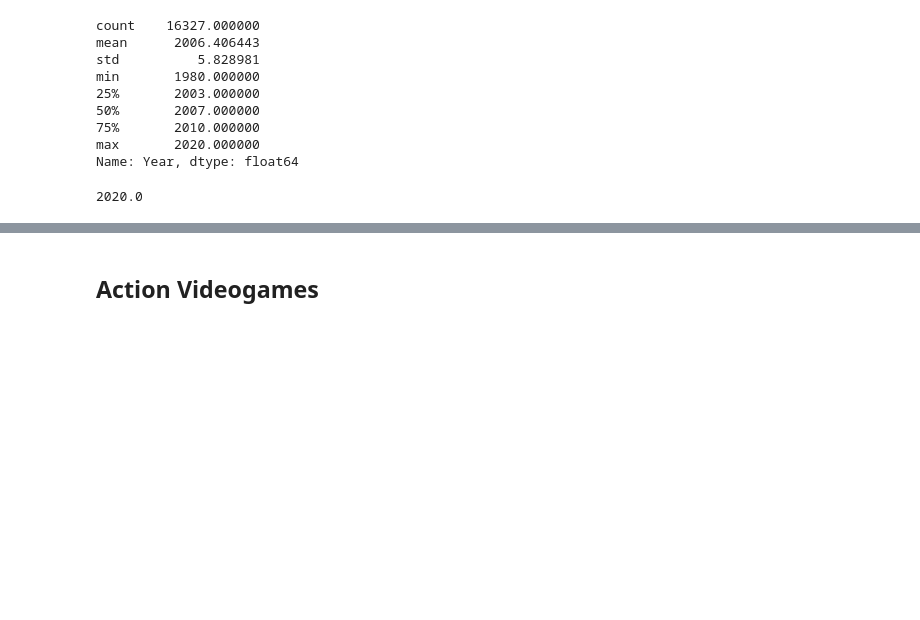
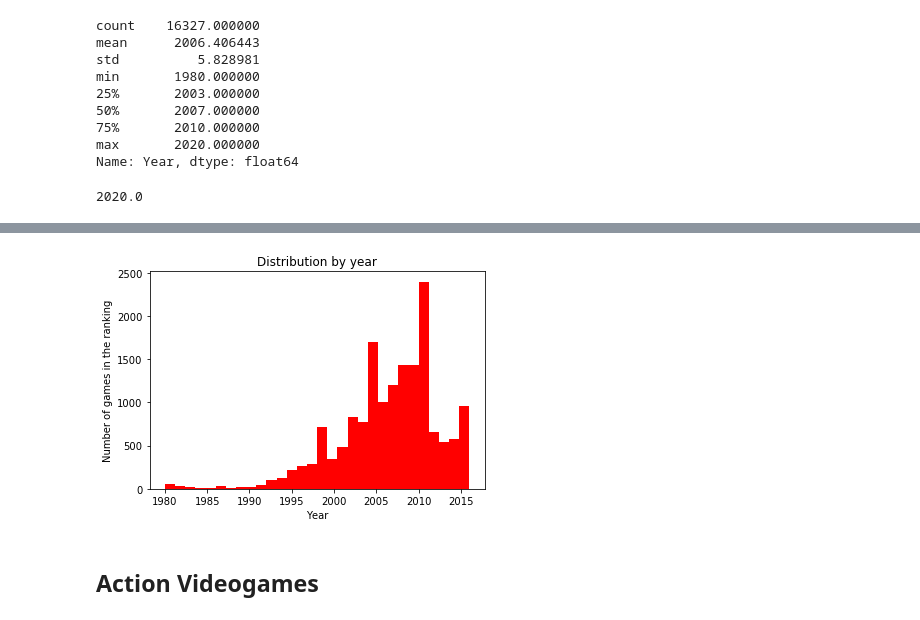
Before and after one commit to MGijon/Python-Notebook-s, a Jupyter notebook: Videogames.ipynb, the cells around one changed output, grey strips where cells are left out. Drawn from its saved outputs; the diff is of its cells as text; code cells hidden in the pictures; blank space fills up the shorter version.

```diff
--- a/Videogames.ipynb
+++ b/Videogames.ipynb
@@ -197,3 +197,6 @@ data[data['Year'] >= 2017]
 # limpio los datos antes de continuar
 
 data = data[data['Year'] < 2017]
+# %%
+years = data['Year']
+years.describe()
@@ -200,3 +213,12 @@ data = data[data['Year'] < 2017]
+# %%
+plt.title('Distribution by year')
+plt.hist(years, bins = 30, color = 'red')
+plt.xlabel('Year')
+plt.ylabel('Number of games in the ranking')
+
+plt.show()
+# %% [output]
+[figure, added]
 # %% [markdown]
 ## Action Videogames
 # %%
```
Also changed, not shown: parts of 1 cell of this notebook.
